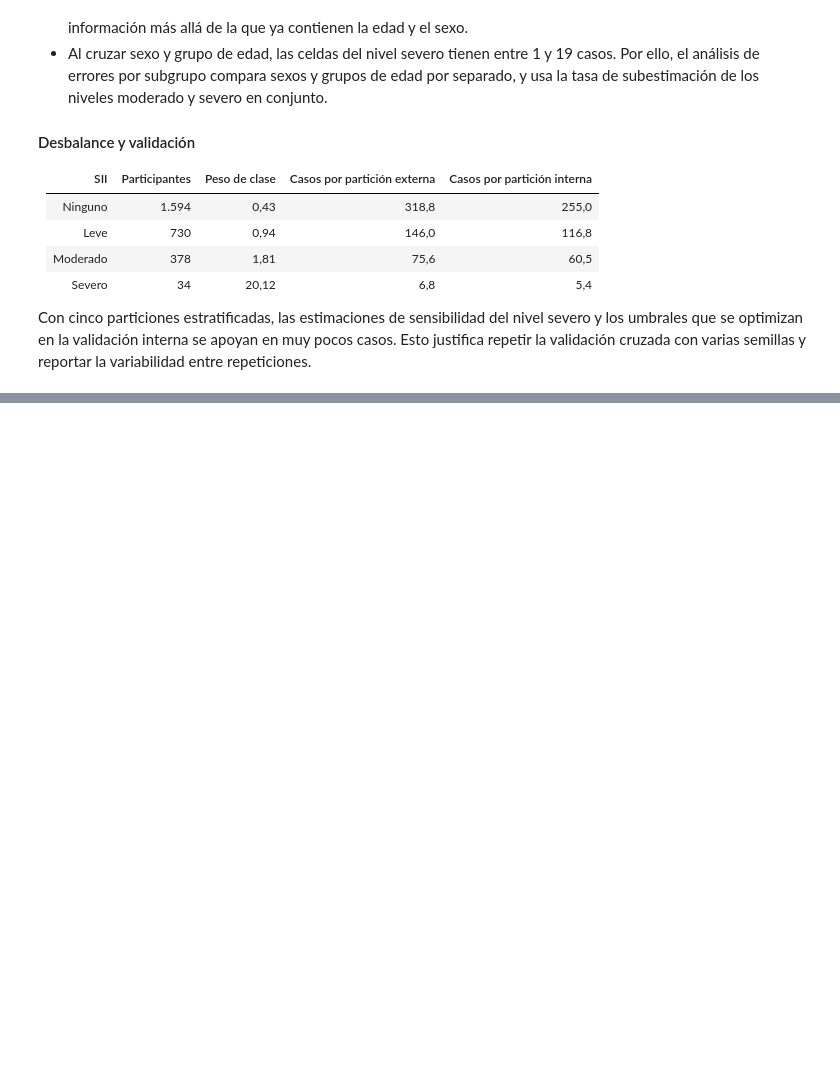
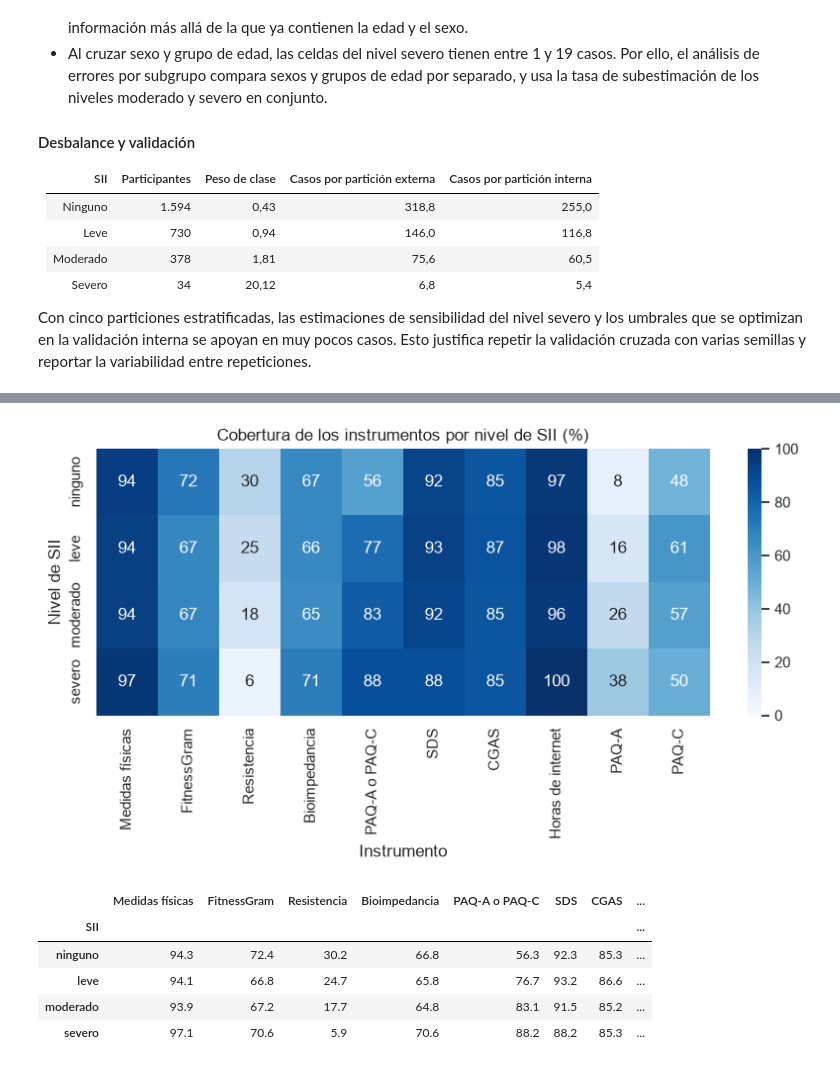
Before and after one commit to juanestebancg2806/piu-severity-prediction, a Jupyter notebook: notebooks/01_eda.ipynb, the cells around one changed output, grey strips where cells are left out. Saved outputs shown, nothing was run; the diff lists cells and outputs as text; code cells hidden in the pictures; blank space fills up the shorter version.

```diff
--- a/notebooks/01_eda.ipynb
+++ b/notebooks/01_eda.ipynb
@@ -775,0 +1079,25 @@ Con cinco particiones estratificadas, las estimaciones de sensibilidad del nivel
+# %%
+cobertura_sii = (
+    100 * presencia[instrumentos_edad].groupby(sii_etiquetados).mean()
+).reindex(list(NIVELES_SII.values()))
+cobertura_sii.index.name = "SII"
+
+fig, ax = plt.subplots(figsize=(10, 3.5))
+sns.heatmap(cobertura_sii, annot=True, fmt=".0f", cmap="Blues", vmin=0, vmax=100, ax=ax)
+ax.set(
+    xlabel="Instrumento",
+    ylabel="Nivel de SII",
+    title="Cobertura de los instrumentos por nivel de SII (%)",
+)
+save_figure(fig, "cobertura_por_sii", FIGURES_DIR)
+plt.show()
+
+cobertura_sii.round(1).assign(participantes=sii_etiquetados.value_counts())
+# %% [output]
+[figure, added]
+|  | Medidas físicas | FitnessGram | Resistencia | Bioimpedancia | PAQ-A o PAQ-C | SDS | CGAS | ... |
+| SII |  |  |  |  |  |  |  | ... |
+| ninguno | 94.3 | 72.4 | 30.2 | 66.8 | 56.3 | 92.3 | 85.3 | ... |
+| leve | 94.1 | 66.8 | 24.7 | 65.8 | 76.7 | 93.2 | 86.6 | ... |
+| moderado | 93.9 | 67.2 | 17.7 | 64.8 | 83.1 | 91.5 | 85.2 | ... |
+| severo | 97.1 | 70.6 | 5.9 | 70.6 | 88.2 | 88.2 | 85.3 | ... |
```
Also changed, not shown: parts of 8 cells of this notebook, 4 other files.
